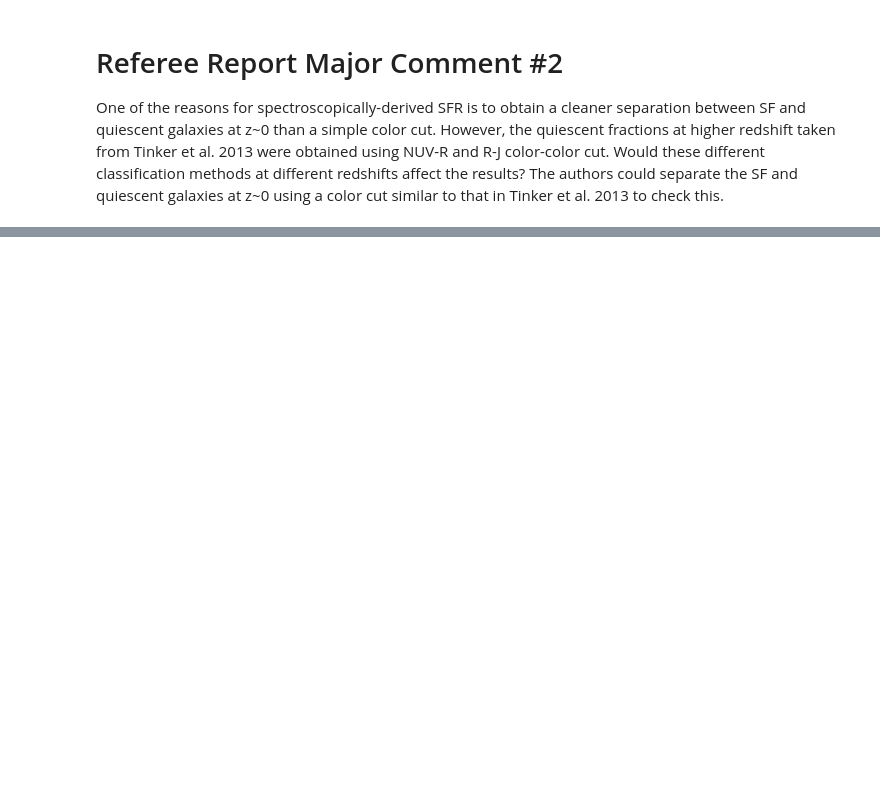
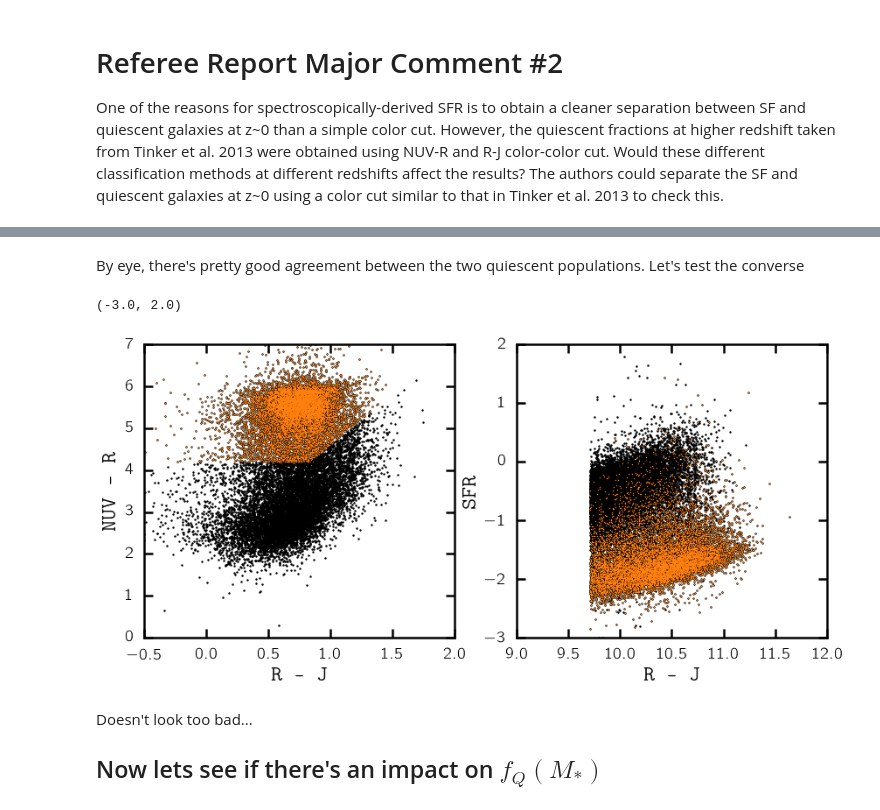
Before and after one commit to changhoonhahn/central_quenching, a Jupyter notebook: CenQue/ref_report_Major2.ipynb, the cells around one changed output, grey strips where cells are left out. Cells and saved outputs as stored; diff of their text form; code cells hidden in the pictures; blank space fills up the shorter version.

```diff
--- a/CenQue/ref_report_Major2.ipynb
+++ b/CenQue/ref_report_Major2.ipynb
@@ -67,0 +141,31 @@ for i in range(11):
+# %% [markdown]
+By eye, there's pretty good agreement between the two quiescent populations. Let's test the converse
+# %%
+# NUV-R vs R-J cuts to define quiescent galaxies
+nuvrj_Q = np.where((vagc['NUV-R'][m_vagc_ngt] > 4.2) & (vagc['NUV-R'][m_vagc_ngt] > 2.2 + 2.4*vagc['R-J'][m_vagc_ngt]))
+# %%
+fig = plt.figure(figsize=(14,6))
+sub = fig.add_subplot(121)
+sub.scatter(vagc['R-J'][m_vagc_ngt], vagc['NUV-R'][m_vagc_ngt], c='k', s=2)
+sub.scatter(vagc['R-J'][m_vagc_ngt][nuvrj_Q], vagc['NUV-R'][m_vagc_ngt][nuvrj_Q], c=pretty_colors[3], lw=0, s=2)
+
+sub.set_xlabel('R - J', fontsize=25)
+sub.set_xlim([-0.5, 2.])
+sub.set_ylabel('NUV - R', fontsize=25)
+sub.set_ylim([0., 7.])
+
+sub = fig.add_subplot(122)
+sub.scatter(vagc['mass'][m_vagc_ngt], vagc['sfr'][m_vagc_ngt], c='k', s=2)
+sub.scatter(vagc['mass'][m_vagc_ngt][nuvrj_Q], vagc['sfr'][m_vagc_ngt][nuvrj_Q], c=pretty_colors[3], lw=0, s=2)
+
+sub.set_xlabel('R - J', fontsize=25)
+sub.set_xlim([9., 12.])
+sub.set_ylabel('SFR', fontsize=25)
+sub.set_ylim([-3., 2.])
+# %% [output]
+(-3.0, 2.0)
+[figure, added]
+# %% [markdown]
+Doesn't look too bad...
+
+## Now lets see if there's an impact on $f_Q(M_*)$
```
Also changed, not shown: parts of 21 cells of this notebook.
